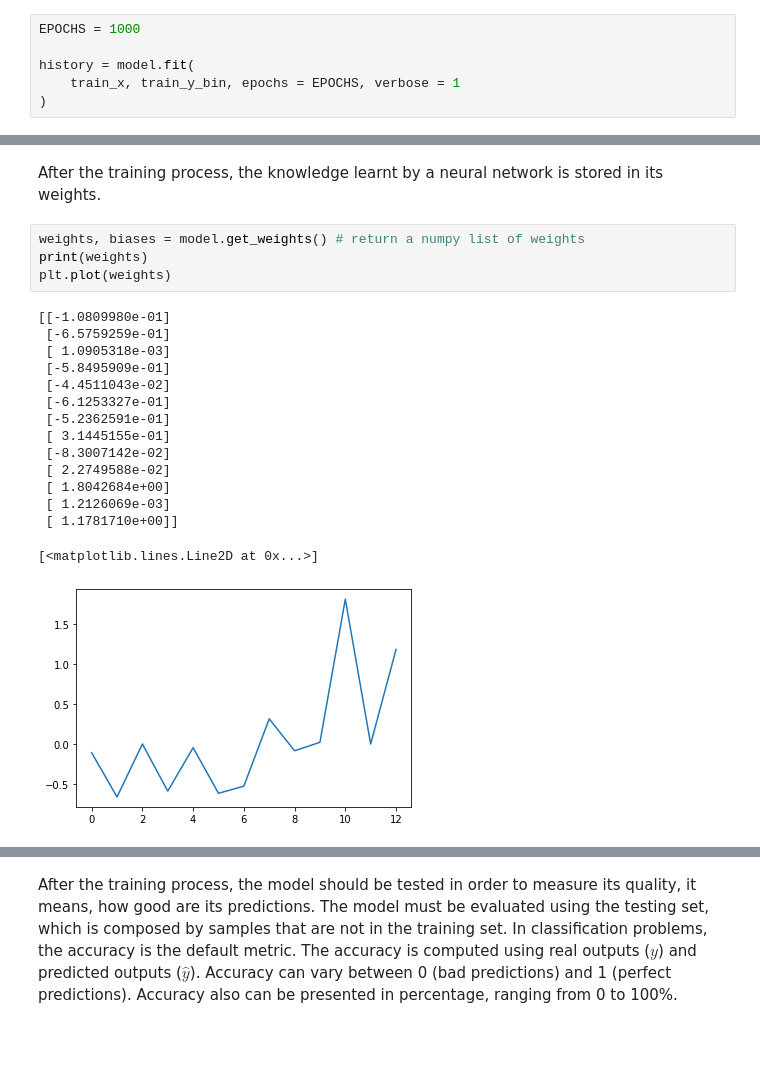
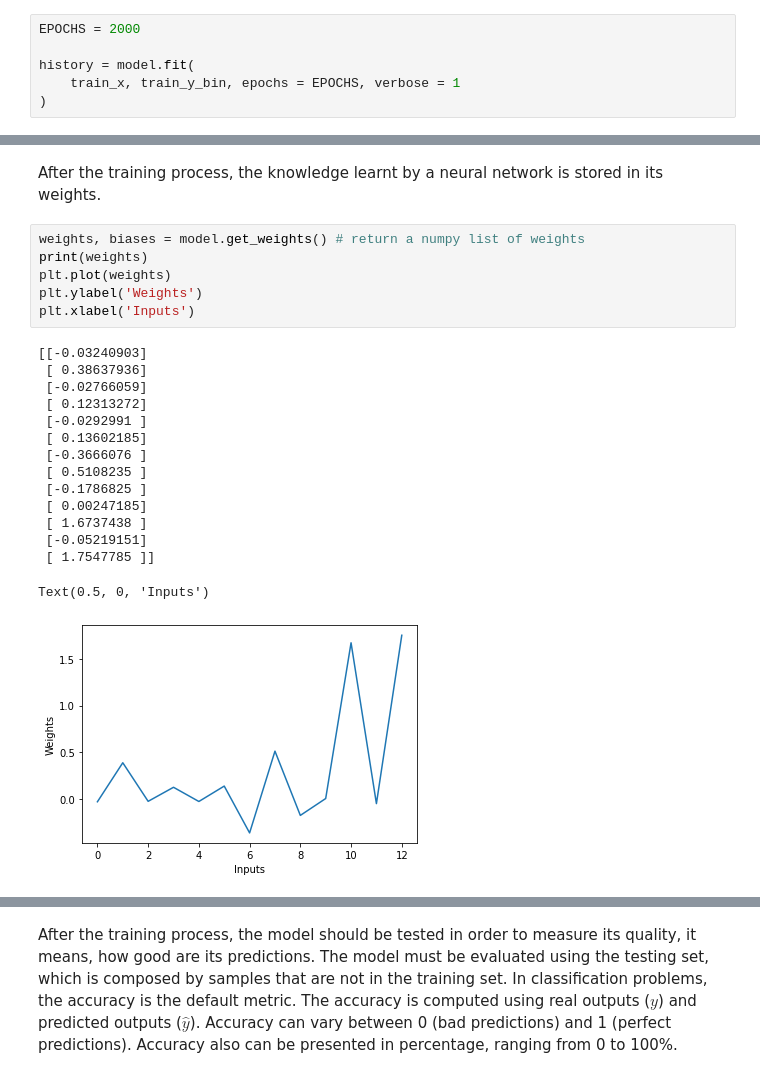
Before and after one commit to Sandrocamargo/deep-learning, a Jupyter notebook: dl_class03_LogisticRegressionSingleNeuron.ipynb, the cells around one changed output, grey strips where cells are left out. Cells and saved outputs as stored; diff of their text form; blank space fills up the shorter version.

```diff
--- a/dl_class03_LogisticRegressionSingleNeuron.ipynb
+++ b/dl_class03_LogisticRegressionSingleNeuron.ipynb
@@ -175,7 +175,7 @@ _________________________________________________________________
 After creating the model, it must be trained (fitted).
 Training is done using training set and the amount of epochs must be defined.
 # %%
-EPOCHS = 1000
+EPOCHS = 2000
 
 history = model.fit(
     train_x, train_y_bin, epochs = EPOCHS, verbose = 1
@@ -215,23 +215,25 @@ After the training process, the knowledge learnt by a neural network is stored i
 # %%
 weights, biases = model.get_weights() # return a numpy list of weights
 print(weights)
 plt.plot(weights)
+plt.ylabel('Weights')
+plt.xlabel('Inputs')
 # %% [output]
-[[-1.0809980e-01]
- [-6.5759259e-01]
- [ 1.0905318e-03]
- [-5.8495909e-01]
- [-4.4511043e-02]
- [-6.1253327e-01]
- [-5.2362591e-01]
- [ 3.1445155e-01]
- [-8.3007142e-02]
- [ 2.2749588e-02]
- [ 1.8042684e+00]
- [ 1.2126069e-03]
- [ 1.1781710e+00]]
+[[-0.03240903]
+ [ 0.38637936]
+ [-0.02766059]
+ [ 0.12313272]
+ [-0.0292991 ]
+ [ 0.13602185]
+ [-0.3666076 ]
+ [ 0.5108235 ]
+ [-0.1786825 ]
+ [ 0.00247185]
+ [ 1.6737438 ]
+ [-0.05219151]
+ [ 1.7547785 ]]
-[<matplotlib.lines.Line2D at 0x...>]
+Text(0.5, 0, 'Inputs')
-[figure, old version]
+[figure, new version]
 # %%
 test_predictions = model.predict(test_x).flatten() # predict radon activities with the built linear regression model
 test_predictions1 = test_predictions > 0.5 #np.around(test_predictions)  # > 0.5
```
Also changed, not shown: parts of 4 cells of this notebook, 1 other file.
